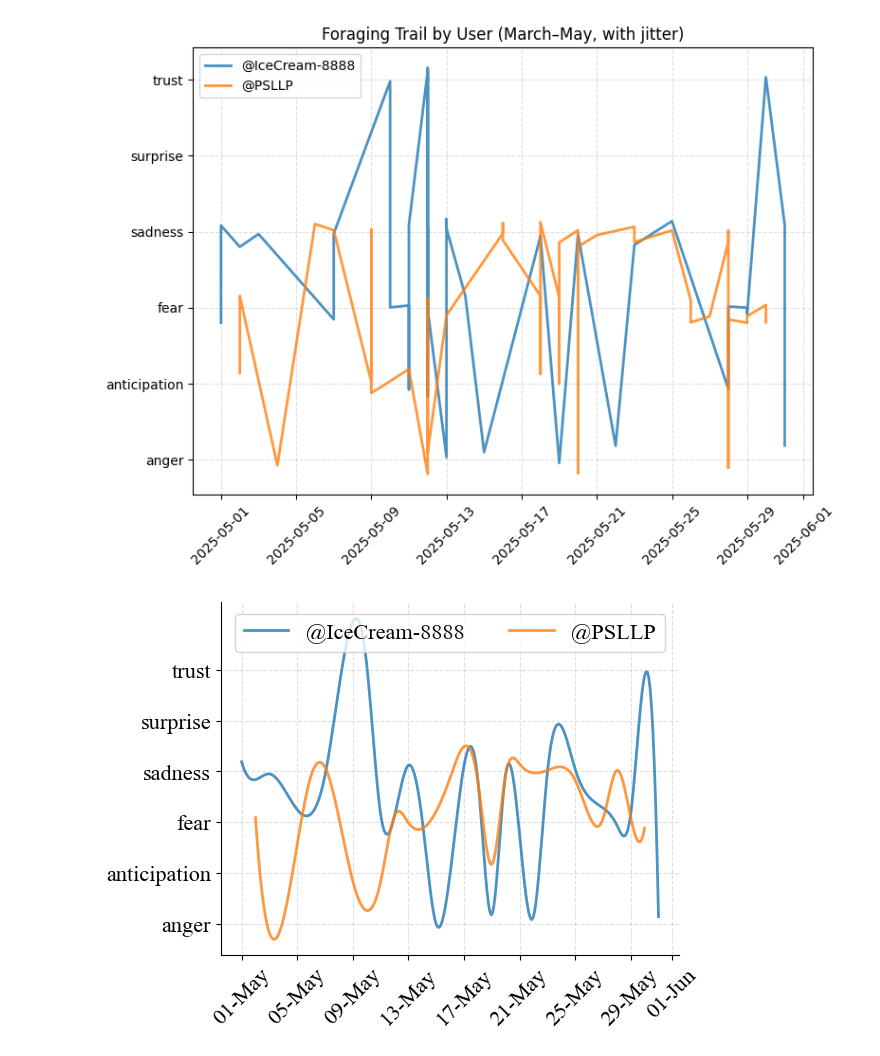
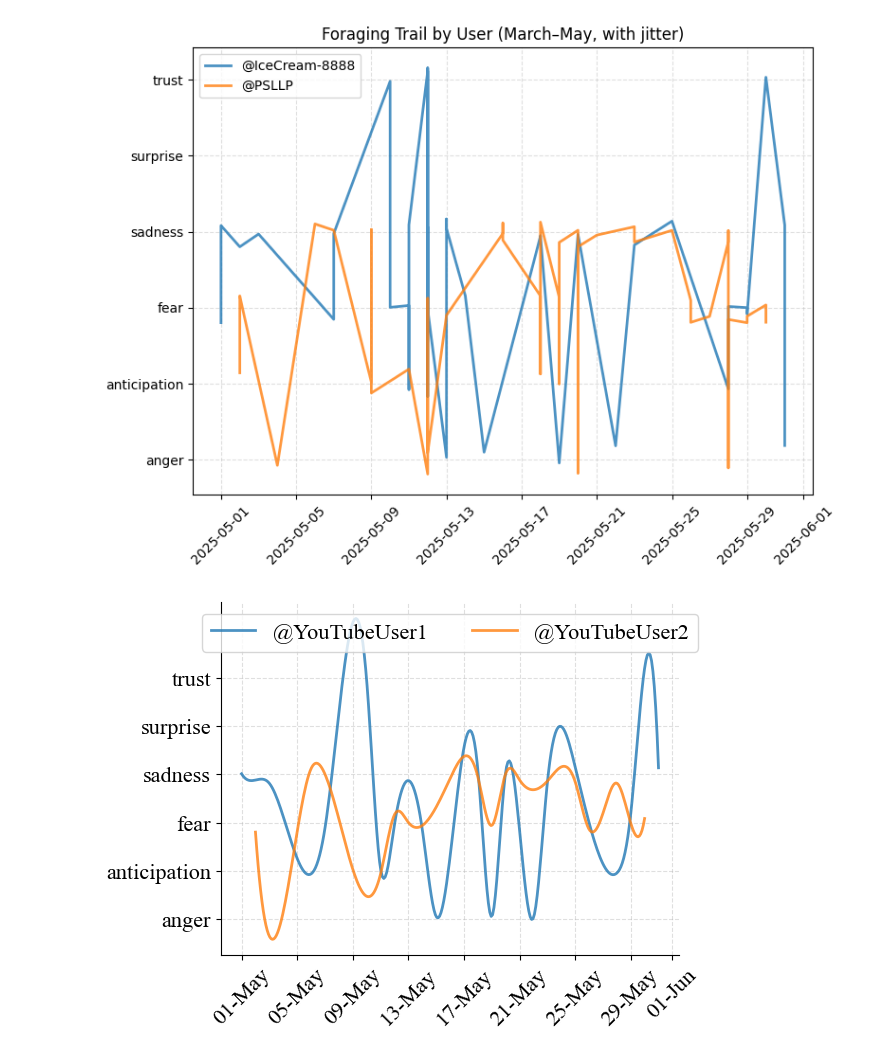
Before and after one commit to isom-ds/youtube-emotion-foraging, a Jupyter notebook: 300_knowledge_graph.ipynb, the cells around one changed output. Saved outputs shown, nothing was run; the diff lists cells and outputs as text; code cells hidden in the pictures.

Commit message:
anonymize users

```diff
--- a/300_knowledge_graph.ipynb
+++ b/300_knowledge_graph.ipynb
@@ -1059,8 +1059,14 @@ import matplotlib.pyplot as plt
 
 plt.rcParams["font.family"] = "Times New Roman"
 
+anonymous_users = {'@IceCream-8888': '@YouTubeUser1', '@PSLLP': '@YouTubeUser2'}
+# anonymise users
+filtered_period = filtered_period.with_columns(
+    pl.col("user").map_elements(lambda u: anonymous_users.get(u, u), return_dtype=pl.String).alias("user")
+)
+
 # Aggregate by date and user: take the most common emotion per day
-for idx, user in enumerate(users):
+for idx, user in enumerate(anonymous_users.values()):
     data = filtered_period.filter(pl.col("user") == user)
     if data.height == 0:
         continue
@@ -1075,34 +1081,34 @@ for idx, user in enumerate(users):
     emotion_to_y = {e: i for i, e in enumerate(emotion_order)}
     # Add jitter to y values
     y_values = [emotion_to_y[e] + np.random.uniform(-0.2, 0.2) for e in emotions]
 
     if len(dates) > 3 and len(set(dates)) == len(dates):
         dates_num = mdates.date2num(dates)
         spline = make_interp_spline(dates_num, y_values, k=3)
         dates_smooth = np.linspace(dates_num.min(), dates_num.max(), 300)
         y_smooth = spline(dates_smooth)
         plt.plot(mdates.num2date(dates_smooth), y_smooth, label=user, linewidth=2, alpha=0.8)
     else:
         plt.plot(dates, y_values, label=user, linewidth=2, alpha=0.8)
     plt.yticks(ticks=list(range(len(emotion_order))), labels=emotion_order, fontsize=16)
     plt.xticks(rotation=45, fontsize=16)
     plt.grid(True, linestyle='--', alpha=0.4)
     plt.tight_layout()
     plt.legend(ncol=len(users), loc='upper center', bbox_to_anchor=(0.5, 1), fontsize=16)
 
 # Show only x and y axis lines
 ax = plt.gca()
 ax.spines["top"].set_visible(False)
 ax.spines["right"].set_visible(False)
 ax.spines["left"].set_visible(True)
 ax.spines["bottom"].set_visible(True)
 
 # Change x-ticks to dd-mm format
 ax.xaxis.set_major_formatter(mdates.DateFormatter('%d-%b'))
 
 plt.show()
 # %% [output]
-[figure, old version]
+[figure, new version]
 # %%
 # # Build Foraging Graph
 # def build_foraging_graph1(tx):
```
